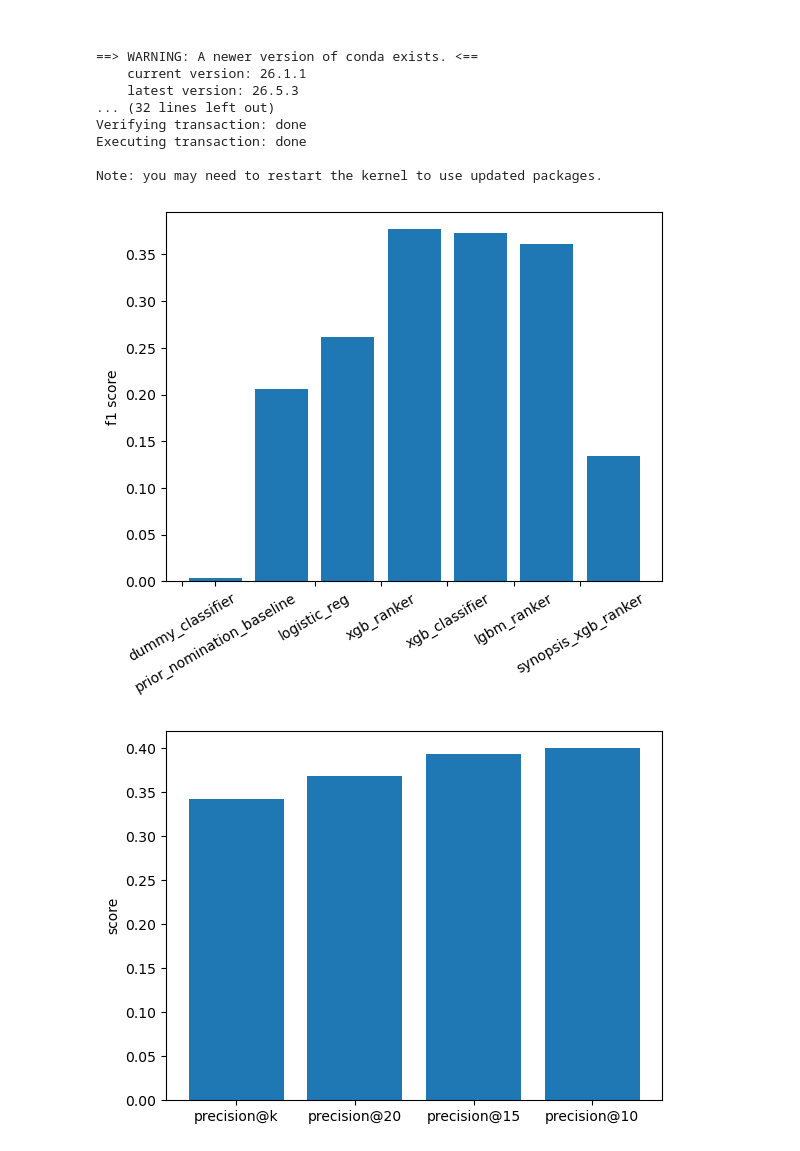
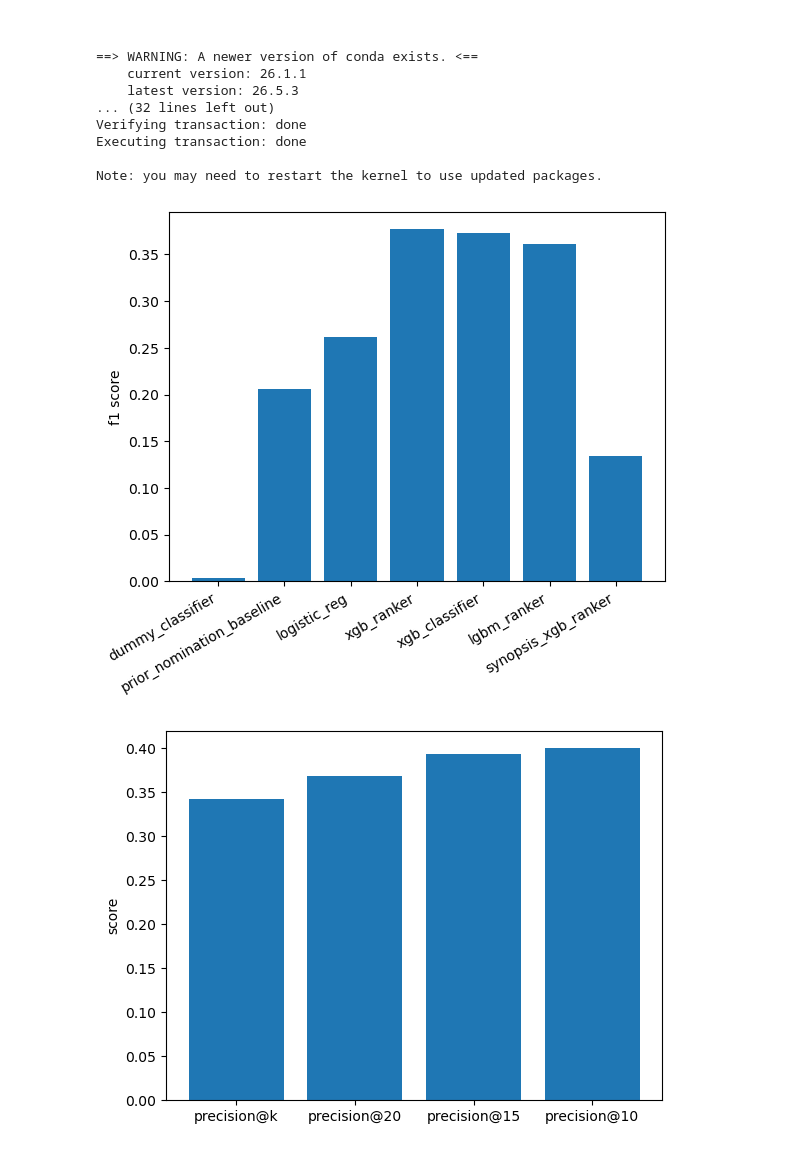
Before and after one commit to Erdos-Projects/summer26-nomination-worthy-books, a Jupyter notebook: CLEAN-REPO/results/model_evaluation_comparison.ipynb, the cells around one changed output. Cells and saved outputs as stored; diff of their text form; code cells hidden in the pictures.

```diff
--- a/CLEAN-REPO/results/model_evaluation_comparison.ipynb
+++ b/CLEAN-REPO/results/model_evaluation_comparison.ipynb
@@ -372,10 +372,10 @@ model_results['synopsis_xgb_ranker'] = {
 # %%
 plt.bar(np.arange(len(model_results)), [model['f1_score'] for model in model_results.values()])
 plt.ylabel('f1 score')
-plt.xticks(np.arange(len(model_results)) - 0.5 - 0.5 * np.array([0, 1, 0, 0 ,0 ,0, 0]), model_results.keys(), rotation=30,)
+plt.xticks(np.arange(len(model_results)), model_results.keys(), rotation=30, ha='right')
 plt.show()
 # %% [output]
-[figure, old version]
+[figure, new version]
 # %%
 plt.bar(['precision@k', 'precision@20', 'precision@15', 'precision@10'],
     [model_results['xgb_ranker'][p] for p in ['precision', 'precision@20', 'precision@15', 'precision@10']]
```
Also changed, not shown: parts of 1 cell of this notebook, 2 other files.
